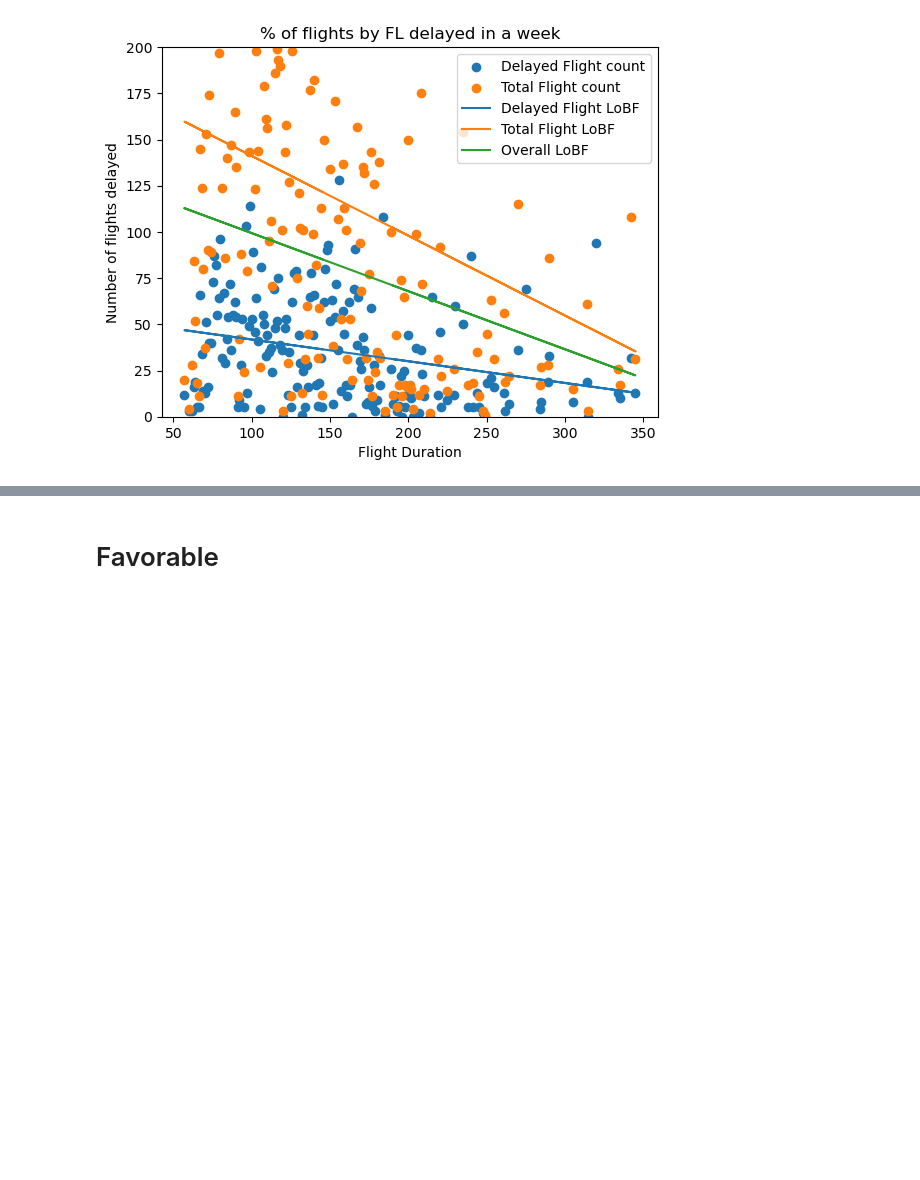
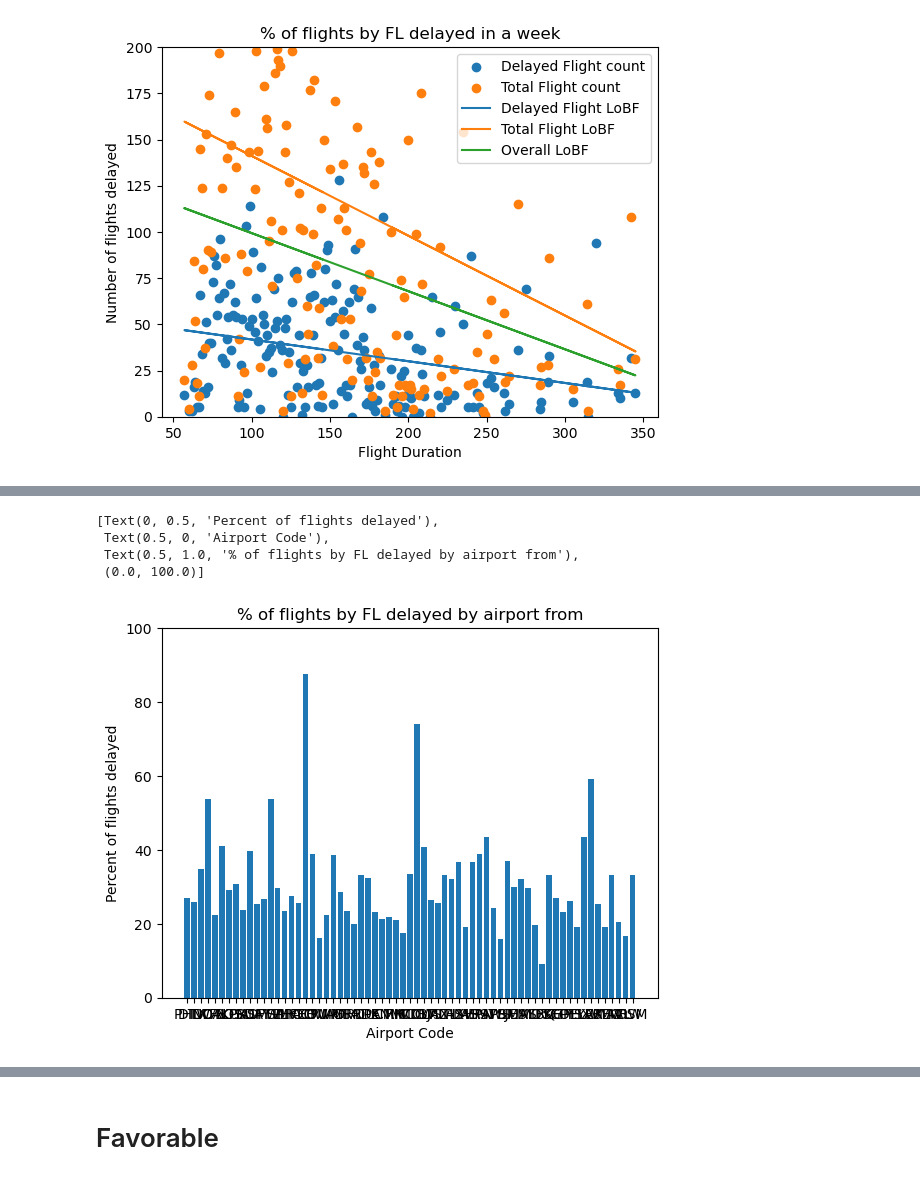
Before and after one commit to ltcolscotty/AirlinesProject, a Jupyter notebook: AirlineAnalysis.ipynb, the cells around one changed output, grey strips where cells are left out. Drawn from its saved outputs; the diff is of its cells as text; code cells hidden in the pictures; blank space fills up the shorter version.

```diff
--- a/AirlineAnalysis.ipynb
+++ b/AirlineAnalysis.ipynb
@@ -181,0 +205,10 @@ ax.legend()
+# %%
+fig, ax = plt.subplots()
+bar_container3 = ax.bar(airport_list_from, y_result5C)
+ax.set(ylabel='Percent of flights delayed', xlabel='Airport Code' , title='% of flights by FL delayed by airport from', ylim=(0, 100))
+# %% [output]
+[Text(0, 0.5, 'Percent of flights delayed'),
+ Text(0.5, 0, 'Airport Code'),
+ Text(0.5, 1.0, '% of flights by FL delayed by airport from'),
+ (0.0, 100.0)]
+[figure, added]
```
Also changed, not shown: parts of 7 cells of this notebook.
